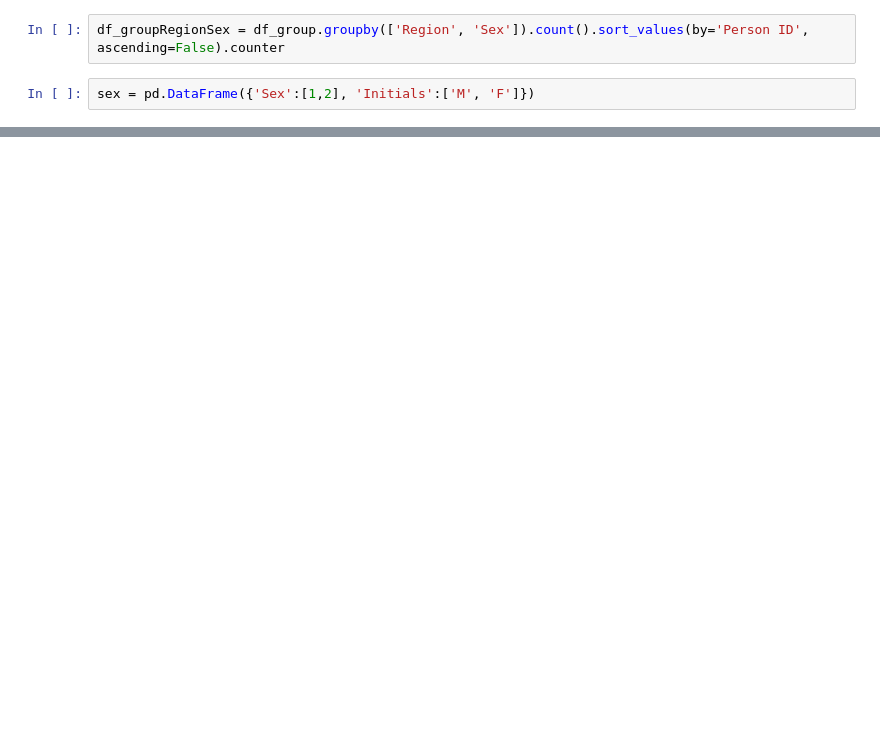
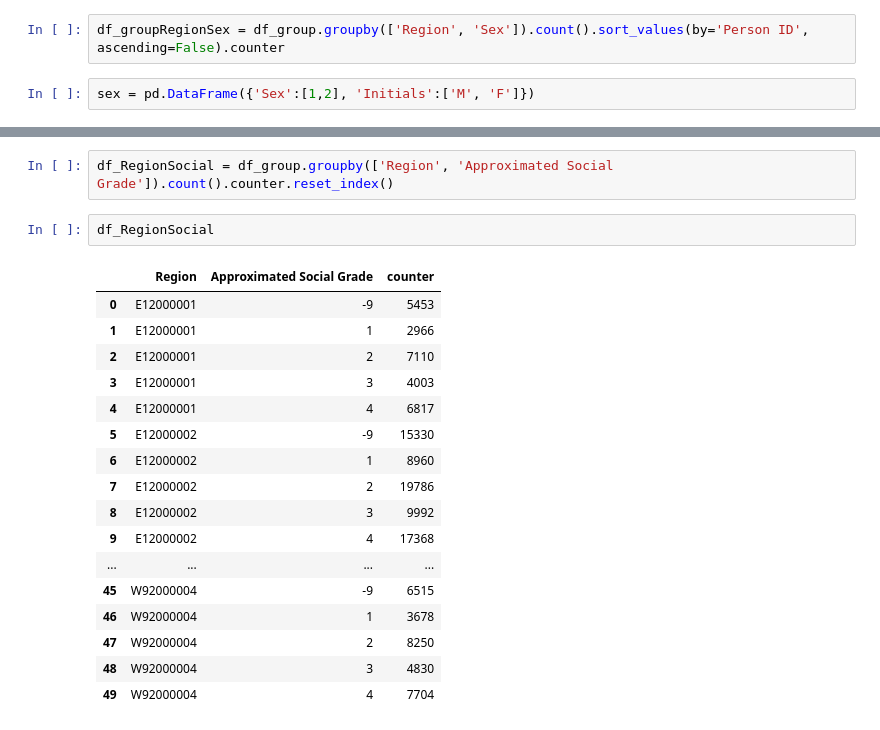
Before and after one commit to Daesparz/Conundrum_7, a Jupyter notebook: exploratory_data_analysis.ipynb, the cells around one changed output, grey strips where cells are left out. Saved outputs shown, nothing was run; the diff lists cells and outputs as text; blank space fills up the shorter version.

```diff
--- a/exploratory_data_analysis.ipynb
+++ b/exploratory_data_analysis.ipynb
@@ -90,0 +172,22 @@ _ = sns.barplot(x='Region', y='counter', hue="Sex", data=df_groupRegionSex.reset
+# %%
+df_RegionSocial = df_group.groupby(['Region', 'Approximated Social Grade']).count().counter.reset_index()
+# %%
+df_RegionSocial
+# %% [output]
+|  | Region | Approximated Social Grade | counter |
+| 0 | E12000001 | -9 | 5453 |
+| 1 | E12000001 | 1 | 2966 |
+| 2 | E12000001 | 2 | 7110 |
+| 3 | E12000001 | 3 | 4003 |
+| 4 | E12000001 | 4 | 6817 |
+| 5 | E12000002 | -9 | 15330 |
+| 6 | E12000002 | 1 | 8960 |
+| 7 | E12000002 | 2 | 19786 |
+| 8 | E12000002 | 3 | 9992 |
+| 9 | E12000002 | 4 | 17368 |
+| ... | ... | ... | ... |
+| 45 | W92000004 | -9 | 6515 |
+| 46 | W92000004 | 1 | 3678 |
+| 47 | W92000004 | 2 | 8250 |
+| 48 | W92000004 | 3 | 4830 |
+| 49 | W92000004 | 4 | 7704 |
```
Also changed, not shown: parts of 21 cells of this notebook.
